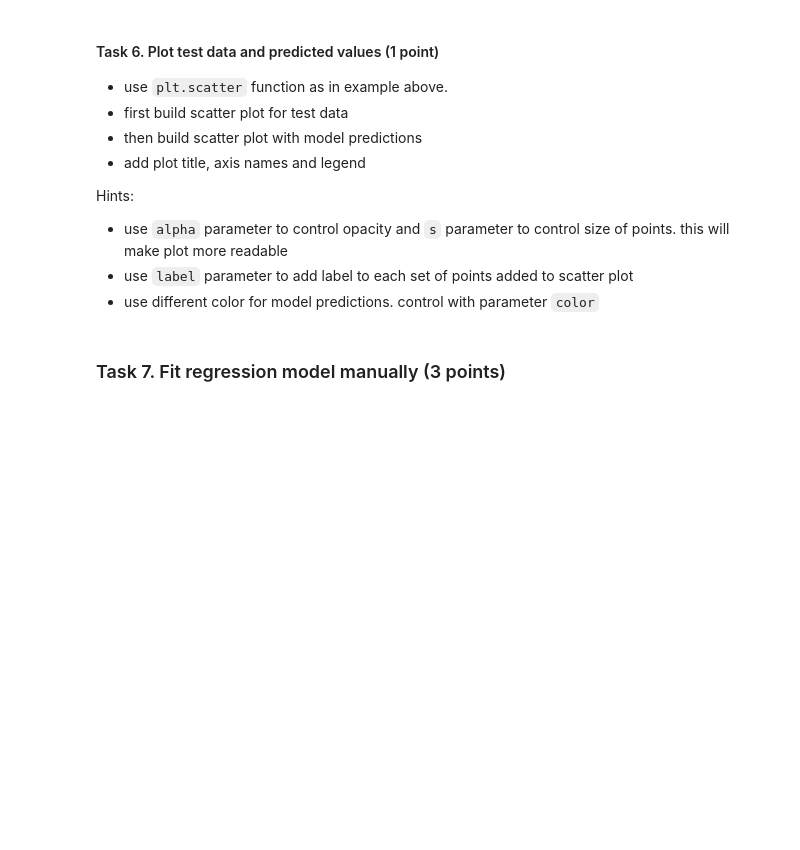
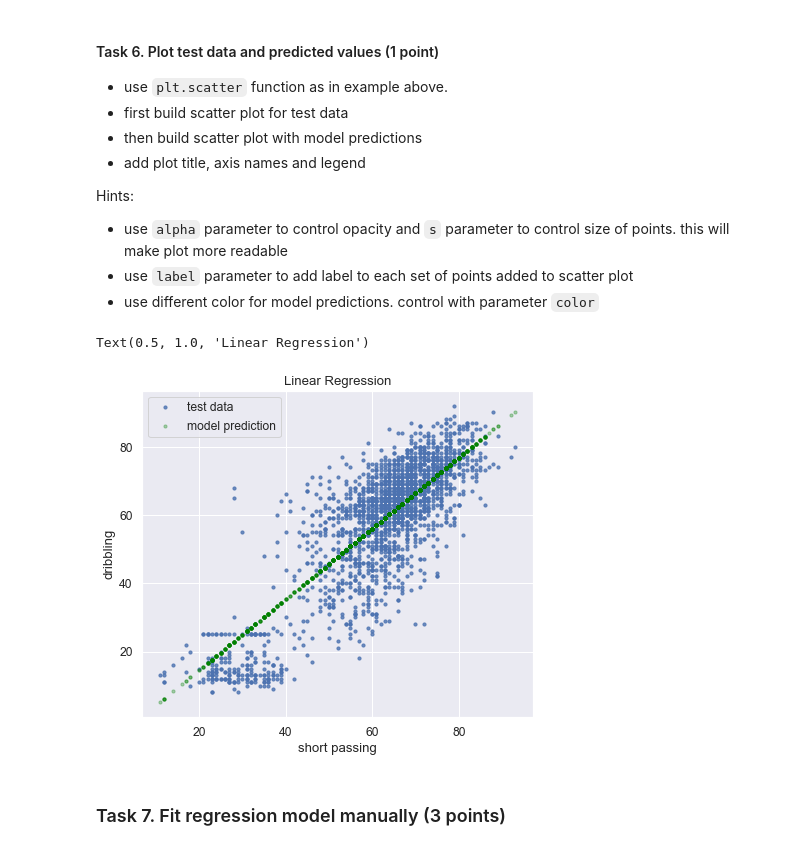
Before and after one commit to TatyanaMardvilko/3-linear-regression, a Jupyter notebook: linear_regression.ipynb, the cells around one changed output. Drawn from its saved outputs; the diff is of its cells as text; code cells hidden in the pictures; blank space fills up the shorter version.

```diff
--- a/linear_regression.ipynb
+++ b/linear_regression.ipynb
@@ -635,6 +631,12 @@ Hints:
 * use different color for model predictions. control with parameter `color`
 # %%
 # # your code here
-# plt.scatter(...)
-# plt.scatter(...)
-# plt.legend(...);  # adds legend to a plot
+plt.scatter(x_test, y_test, alpha=0.8, s=10, label='test data')
+plt.scatter(x_test, model_manual_preds, alpha=0.3, s=10, label='model prediction', color='green')
+plt.xlabel('short passing');
+plt.ylabel('dribbling');
+plt.legend();  # adds legend to a plot
+plt.title('Linear Regression')
+# %% [output]
+Text(0.5, 1.0, 'Linear Regression')
+[figure, added]
```
Also changed, not shown: parts of 17 cells of this notebook.
